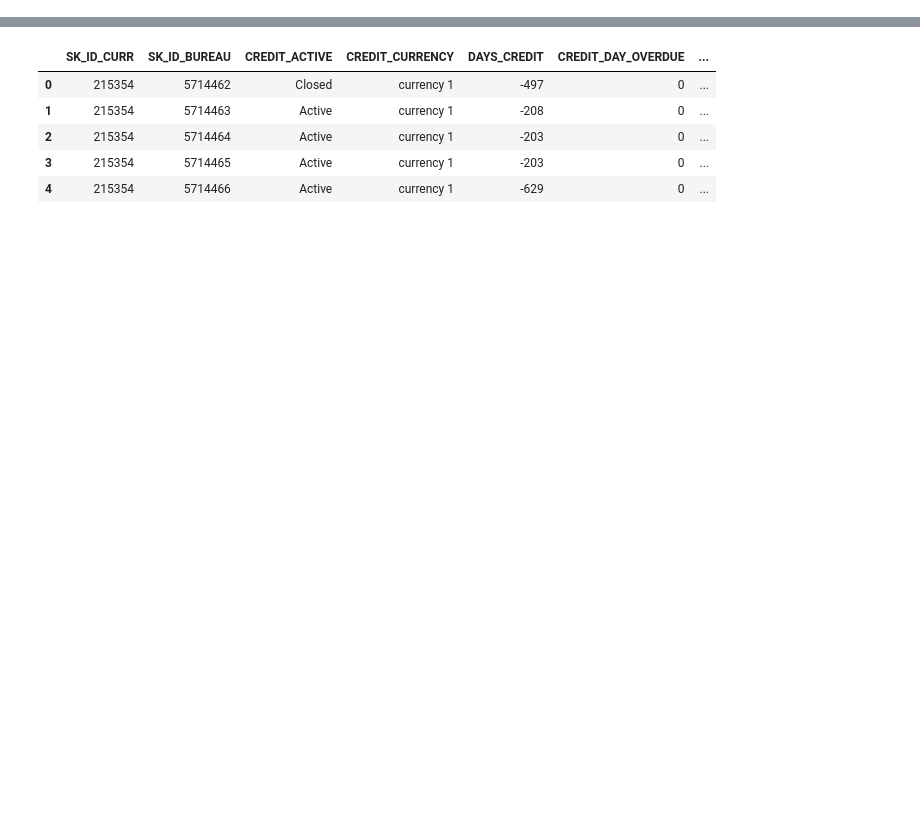
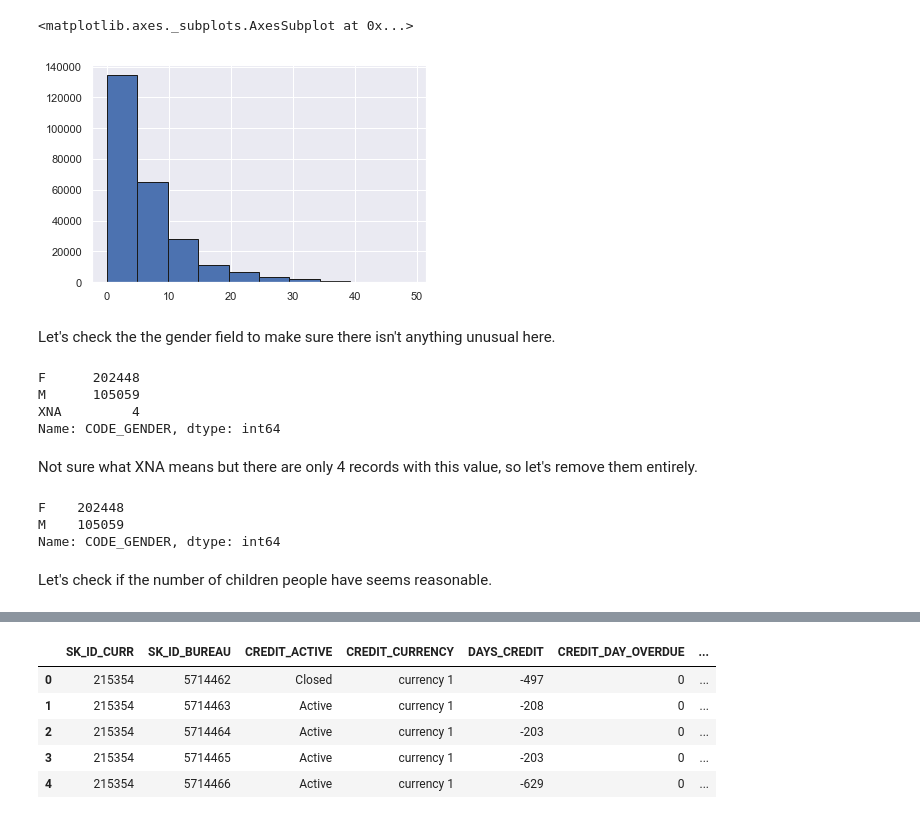
Before and after one commit to dorond/home-credit-default-risk-predictions-practice, a Jupyter notebook: Part 1 - Data Preparation.ipynb, the cells around one changed output, grey strips where cells are left out. Saved outputs shown, nothing was run; the diff lists cells and outputs as text; code cells hidden in the pictures; blank space fills up the shorter version.

```diff
--- a/Part 1 - Data Preparation.ipynb
+++ b/Part 1 - Data Preparation.ipynb
@@ -33,0 +119,26 @@ print(train.shape, test.shape)
+# %%
+app_train['DAYS_EMPLOYED'].replace({365243: np.nan}, inplace = True)
+np.abs(app_train['DAYS_EMPLOYED']/365).hist(edgecolor = 'k')
+# %% [output]
+<matplotlib.axes._subplots.AxesSubplot at 0x...>
+[figure, added]
+# %% [markdown]
+Let's check the the gender field to make sure there isn't anything unusual here.
+# %%
+app_train.CODE_GENDER.value_counts()
+# %% [output]
+F      202448
+M      105059
+XNA         4
+Name: CODE_GENDER, dtype: int64
+# %% [markdown]
+Not sure what XNA means but there are only 4 records with this value, so let's remove them entirely.
+# %%
+app_train = app_train[app_train.CODE_GENDER != "XNA"]
+app_train.CODE_GENDER.value_counts()
+# %% [output]
+F    202448
+M    105059
+Name: CODE_GENDER, dtype: int64
+# %% [markdown]
+Let's check if the number of children people have seems reasonable.
```
Also changed, not shown: parts of 95 cells of this notebook, 3 other files.
